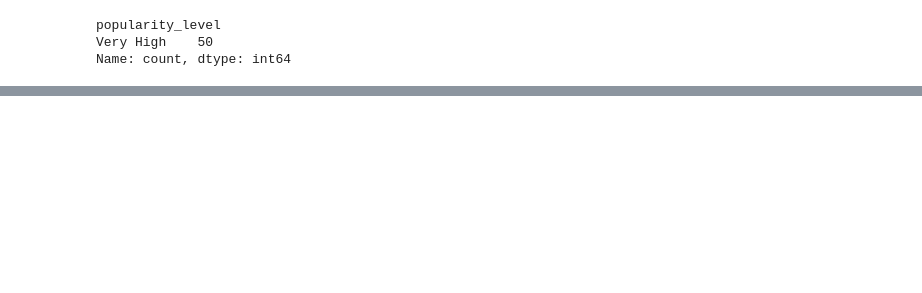
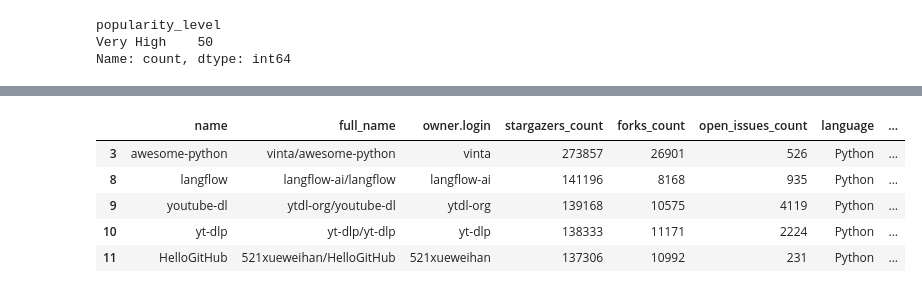
Before and after one commit to akberanwer1234/programming_and_analysis_ca2, a Jupyter notebook: experiments.ipynb, the cells around one changed output, grey strips where cells are left out. Cells and saved outputs as stored; diff of their text form; code cells hidden in the pictures; blank space fills up the shorter version.

```diff
--- a/experiments.ipynb
+++ b/experiments.ipynb
@@ -249,0 +263,13 @@ high_popularity.head()
+# %%
+efficient_repos = df_clean[
+    df_clean["stars_forks_ratio"] >= 10
+]
+
+efficient_repos.head()
+# %% [output]
+|  | name | full_name | owner.login | stargazers_count | forks_count | open_issues_count | language | ... |
+| 3 | awesome-python | vinta/awesome-python | vinta | 273857 | 26901 | 526 | Python | ... |
+| 8 | langflow | langflow-ai/langflow | langflow-ai | 141196 | 8168 | 935 | Python | ... |
+| 9 | youtube-dl | ytdl-org/youtube-dl | ytdl-org | 139168 | 10575 | 4119 | Python | ... |
+| 10 | yt-dlp | yt-dlp/yt-dlp | yt-dlp | 138333 | 11171 | 2224 | Python | ... |
+| 11 | HelloGitHub | 521xueweihan/HelloGitHub | 521xueweihan | 137306 | 10992 | 231 | Python | ... |
```
Also changed, not shown: parts of 10 cells of this notebook, 1 other file.
